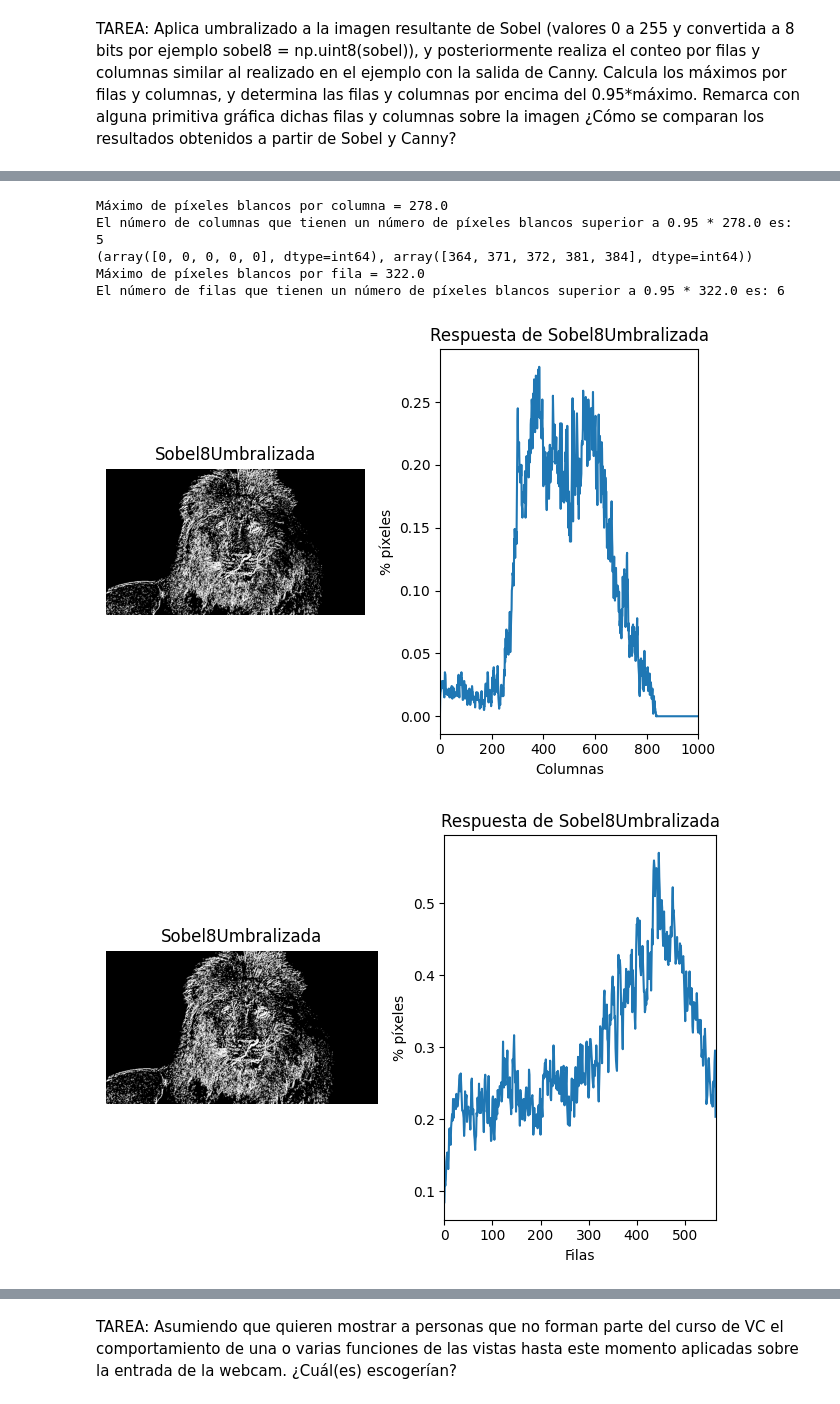
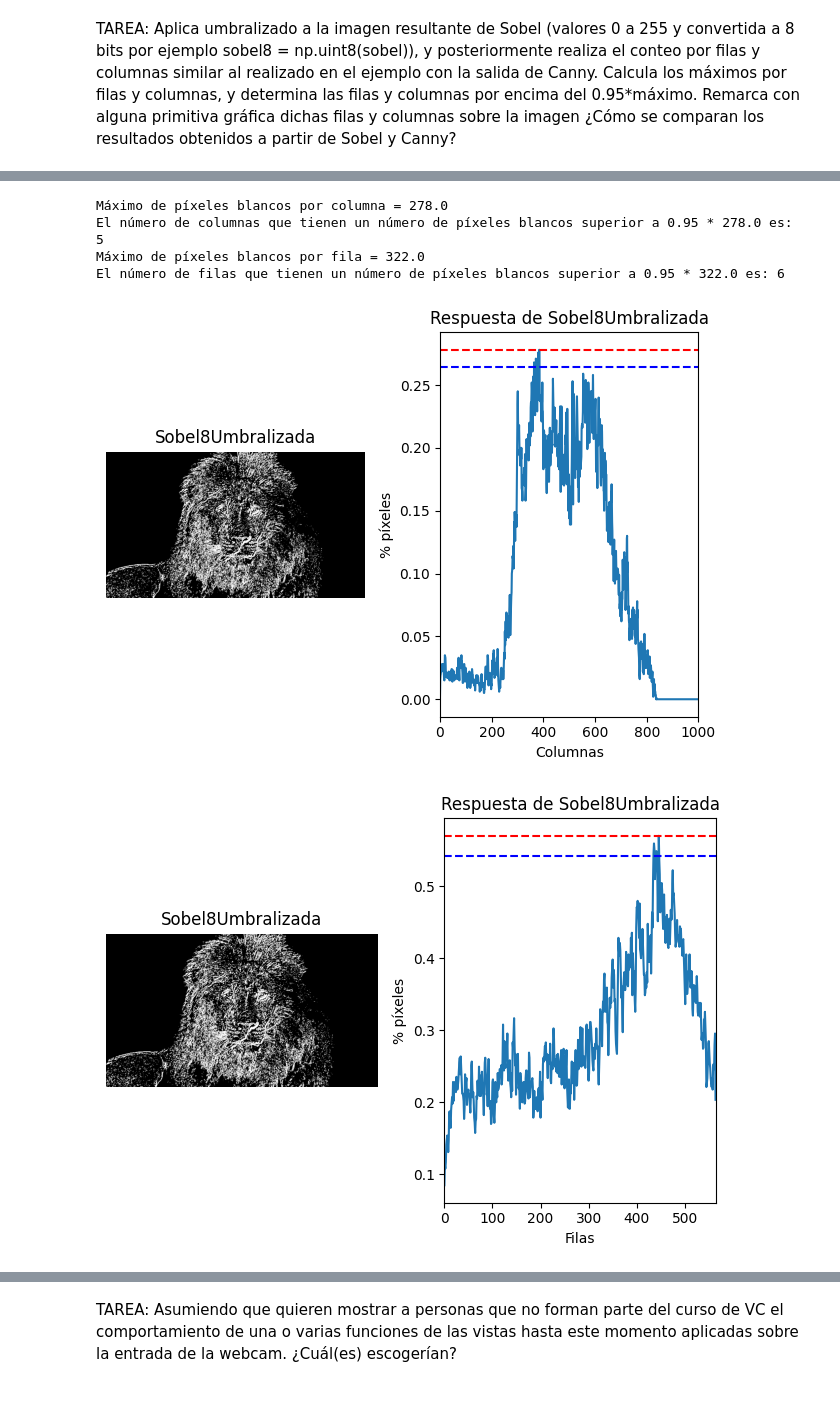
Before and after one commit to ivanom2002/VC_P2, a Jupyter notebook: VC_P2_Entrega.ipynb, the cells around one changed output, grey strips where cells are left out. Drawn from its saved outputs; the diff is of its cells as text; code cells hidden in the pictures.

```diff
--- a/VC_P2_Entrega.ipynb
+++ b/VC_P2_Entrega.ipynb
@@ -233,7 +241,9 @@ col_counts = np.array(col_counts)
 max_cols = np.where(col_counts > limit)
 print("El número de columnas que tienen un número de píxeles blancos superior a 0.95 *", max_col, "es:", len(max_cols[1]))
 
-print(max_cols)
+plt.axhline(max(cols), color='red', linestyle='--', label=f'Max Y: {max(cols)}')
+plt.axhline(0.95*max(cols), color='blue', linestyle='--', label=f'Max Y: {0.95*max(cols)}')
+
 #Si muestras el contenido de la imagen resultado, son valores 0 o 255
 #print(canny)
 #Cuenta el número de píxeles blancos (255) por fila
@@ -268,36 +278,38 @@ plt.tight_layout()
 
 #Calculamos la columna con más píxeles blancos.
 max_row = max(row_counts[0])
 
 #Ahora mismo tenemos el resultado expresado de la forma 255 * nº de píxeles blancos en dicha fila
 #Por tanto, debemos dividir el resultado entre 255
 max_row /= 255
 print("Máximo de píxeles blancos por fila =", max_row)
 
 #Calculamos cuantas filas tienen un número de píxeles blancos superior a 0.95 * máximo
 limit = 0.95 * 255 * max_row
 max_rows = np.where(row_counts > limit)
 print("El número de filas que tienen un número de píxeles blancos superior a 0.95 *", max_row, "es:", len(max_rows[1]))
 
+plt.axhline(max(rows), color='red', linestyle='--', label=f'Max Y: {max(rows)}')
+plt.axhline(0.95*max(rows), color='blue', linestyle='--', label=f'Max Y: {0.95*max(rows)}')
+
 for index in max_rows[1]:
     sobel8Umbralizada[index, :] = 255
 for index in max_cols[1]:
     sobel8Umbralizada[:, index] = 255
 
 
 #Muestra resultado
 plt.figure()
 plt.imshow(sobel8Umbralizada, cmap='gray') #Visualiza con mapa de color gris
 plt.show()
 # %% [output]
 [figure]
 Máximo de píxeles blancos por columna = 278.0
 El número de columnas que tienen un número de píxeles blancos superior a 0.95 * 278.0 es: 5
-(array([0, 0, 0, 0, 0], dtype=int64), array([364, 371, 372, 381, 384], dtype=int64))
 Máximo de píxeles blancos por fila = 322.0
 El número de filas que tienen un número de píxeles blancos superior a 0.95 * 322.0 es: 6
-[figure, old version]
+[figure, new version]
-[figure, old version]
+[figure, new version]
 [figure]
 # %% [markdown]
 
```
Also changed, not shown: parts of 3 cells of this notebook.
